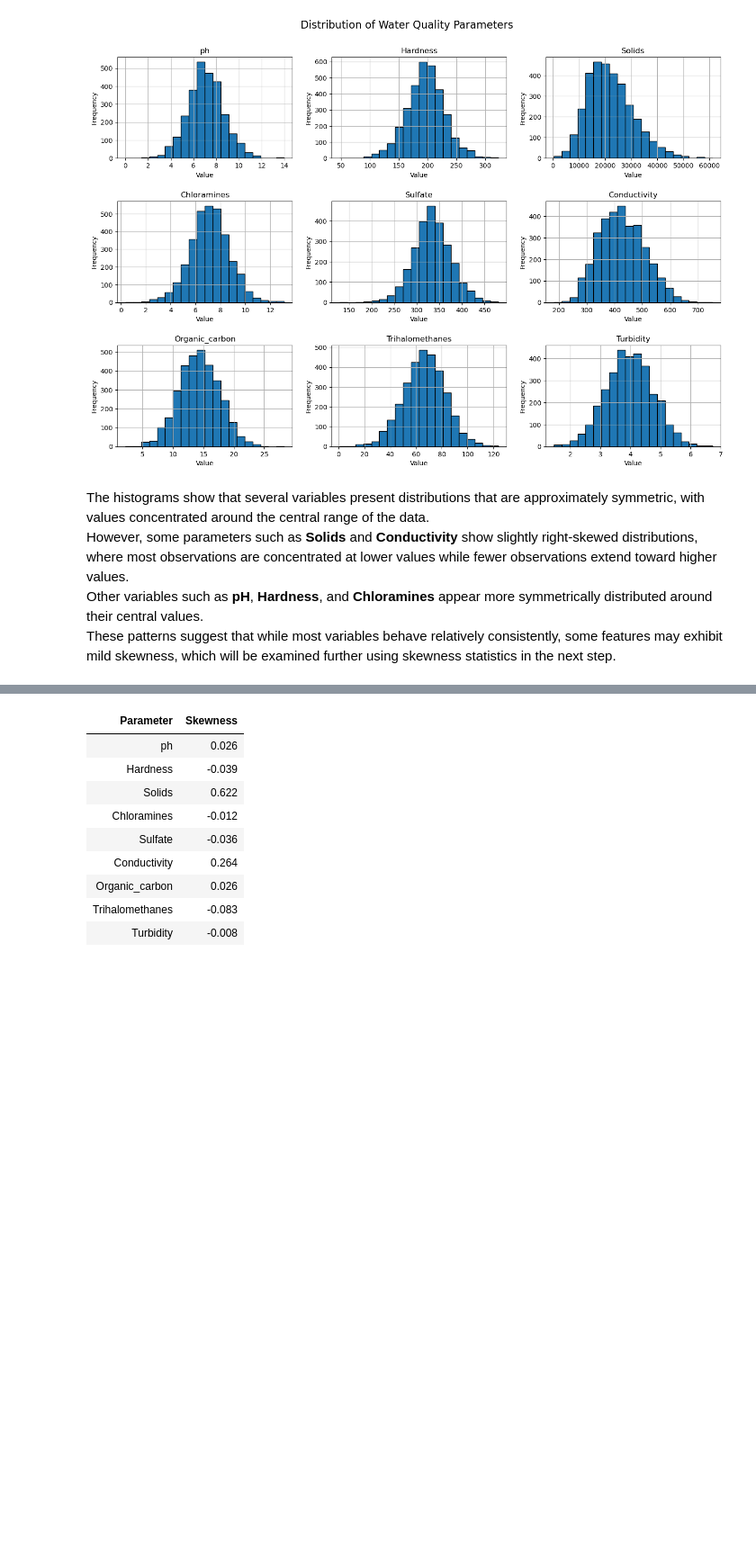
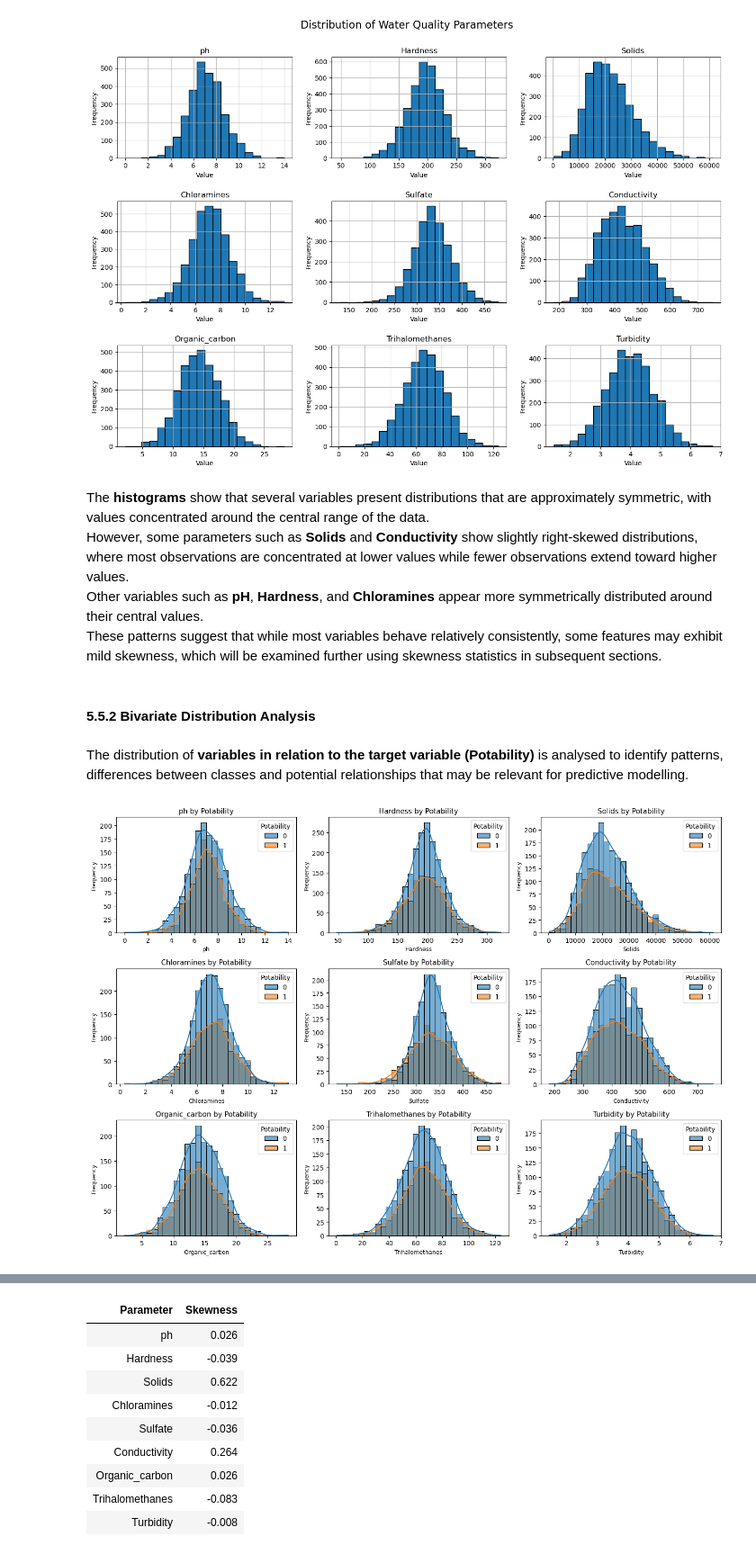
Before and after one commit to AnanyCasasManosalva/water-potability-prediction-ml, a Jupyter notebook: water_potability_prediction.ipynb, the cells around one changed output, grey strips where cells are left out. Shown at 90% size. Drawn from its saved outputs; the diff is of its cells as text; code cells hidden in the pictures; blank space fills up the shorter version.

Commit message:
Add files via upload
Restructure Data Quality Assessment and separate Data Preprocessing stage

```diff
--- a/water_potability_prediction.ipynb
+++ b/water_potability_prediction.ipynb
@@ -296,7 +318,32 @@ plt.show()
 # %% [output]
 [figure]
 # %% [markdown]
-The histograms show that several variables present distributions that are approximately symmetric, with values concentrated around the central range of the data.<br>
+The **histograms** show that several variables present distributions that are approximately symmetric, with values concentrated around the central range of the data.<br>
 However, some parameters such as **Solids** and **Conductivity** show slightly right-skewed distributions, where most observations are concentrated at lower values while fewer observations extend toward higher values.<br>
 Other variables such as **pH**, **Hardness**, and **Chloramines** appear more symmetrically distributed around their central values.<br>
-These patterns suggest that while most variables behave relatively consistently, some features may exhibit mild skewness, which will be examined further using skewness statistics in the next step.
+These patterns suggest that while most variables behave relatively consistently, some features may exhibit mild skewness, which will be examined further using skewness statistics in subsequent sections.
+# %% [markdown]
+#### 5.5.2 Bivariate Distribution Analysis
+# %% [markdown]
+The distribution of **variables in relation to the target variable (Potability)** is analysed to identify patterns, differences between classes and potential relationships that may be relevant for predictive modelling.
+# %%
+# Analyse feature distributions by target variable (Potability)
+
+# Create figure and define layout
+plt.figure(figsize=(14,10))
+
+# Plot histograms for each feature grouped by Potability
+for i, column in enumerate(features.columns, 1):
+    plt.subplot(3, 3, i)
+    sns.histplot(data=water, x=column, hue='Potability', kde=True, bins=30, alpha=0.6 )
+
+    # Configure plot titles and axis labels
+    plt.title(f'{column} by Potability', fontsize=11)
+    plt.xlabel(column, fontsize=9)
+    plt.ylabel('Frequency', fontsize=9)
+
+# Adjust layout and display plots
+plt.tight_layout()
+plt.show()
+# %% [output]
+[figure, added]
```
Also changed, not shown: parts of 126 cells of this notebook.
